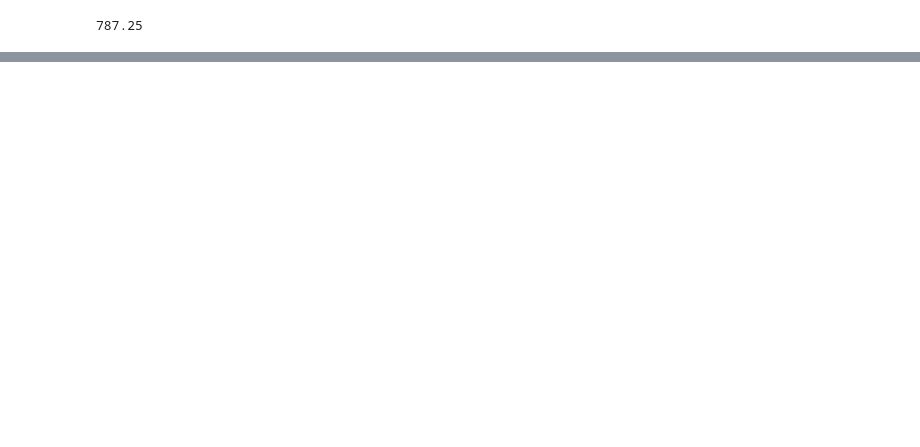
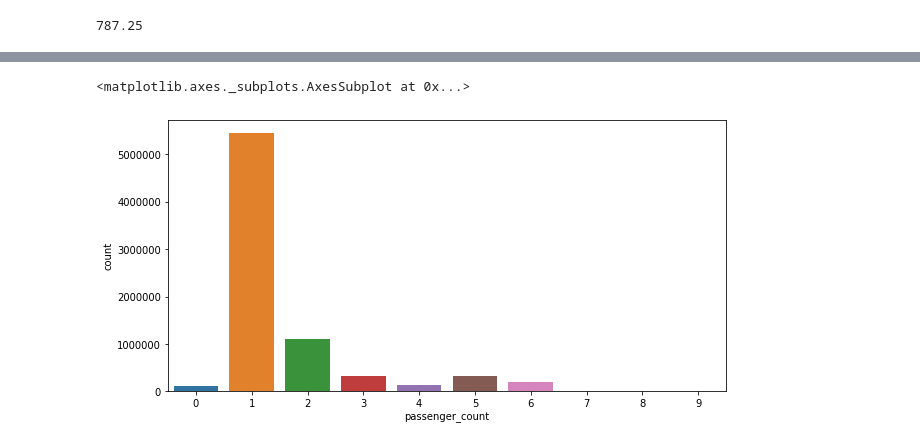
Before and after one commit to geewynn/Machine-Learning-Project, a Jupyter notebook: New York Trip/trip_analysis.ipynb, the cells around one changed output, grey strips where cells are left out. Saved outputs shown, nothing was run; the diff lists cells and outputs as text; code cells hidden in the pictures; blank space fills up the shorter version.

```diff
--- a/New York Trip/trip_analysis.ipynb
+++ b/New York Trip/trip_analysis.ipynb
@@ -367,0 +394,7 @@ data['tip_amount'].max()
+# %%
+plt.figure(figsize=(10, 5))
+
+sns.countplot(data['passenger_count'])
+# %% [output]
+<matplotlib.axes._subplots.AxesSubplot at 0x...>
+[figure, added]
```
Also changed, not shown: parts of 30 cells of this notebook.
